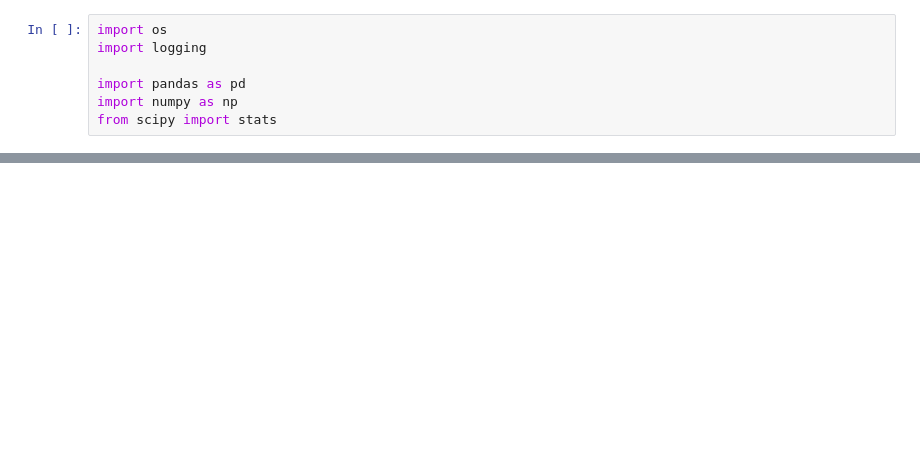
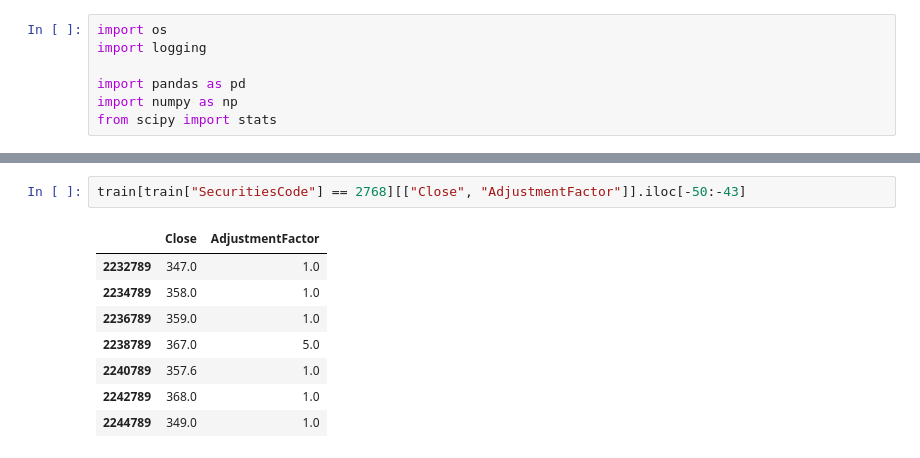
Before and after one commit to pandeydivesh15/machine-learning-practice, a Jupyter notebook: kaggle/jpx-tokyo-stock-exchange-prediction/v1.0.ipynb, the cells around one changed output, grey strips where cells are left out. Drawn from its saved outputs; the diff is of its cells as text; blank space fills up the shorter version.

```diff
--- a/kaggle/jpx-tokyo-stock-exchange-prediction/v1.0.ipynb
+++ b/kaggle/jpx-tokyo-stock-exchange-prediction/v1.0.ipynb
@@ -44,0 +89,11 @@ info(f"train dirs: {TRAIN_DIRS}")
+# %%
+train[train["SecuritiesCode"] == 2768][["Close", "AdjustmentFactor"]].iloc[-50:-43]
+# %% [output]
+|  | Close | AdjustmentFactor |
+| 2232789 | 347.0 | 1.0 |
+| 2234789 | 358.0 | 1.0 |
+| 2236789 | 359.0 | 1.0 |
+| 2238789 | 367.0 | 5.0 |
+| 2240789 | 357.6 | 1.0 |
+| 2242789 | 368.0 | 1.0 |
+| 2244789 | 349.0 | 1.0 |
```
Also changed, not shown: parts of 20 cells of this notebook.
